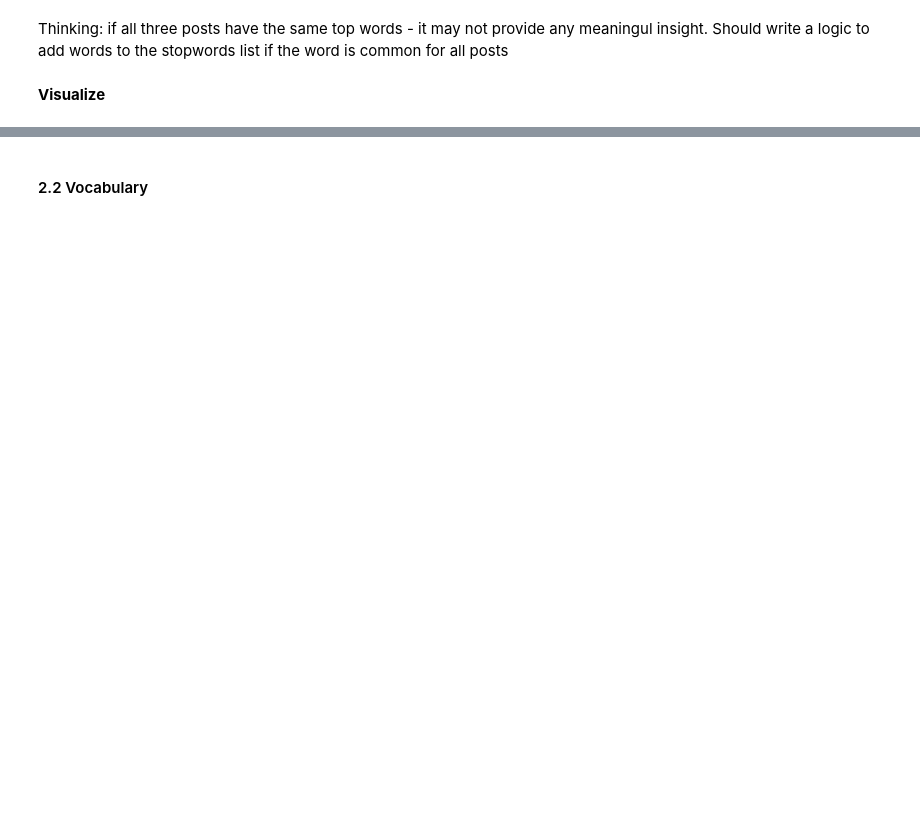
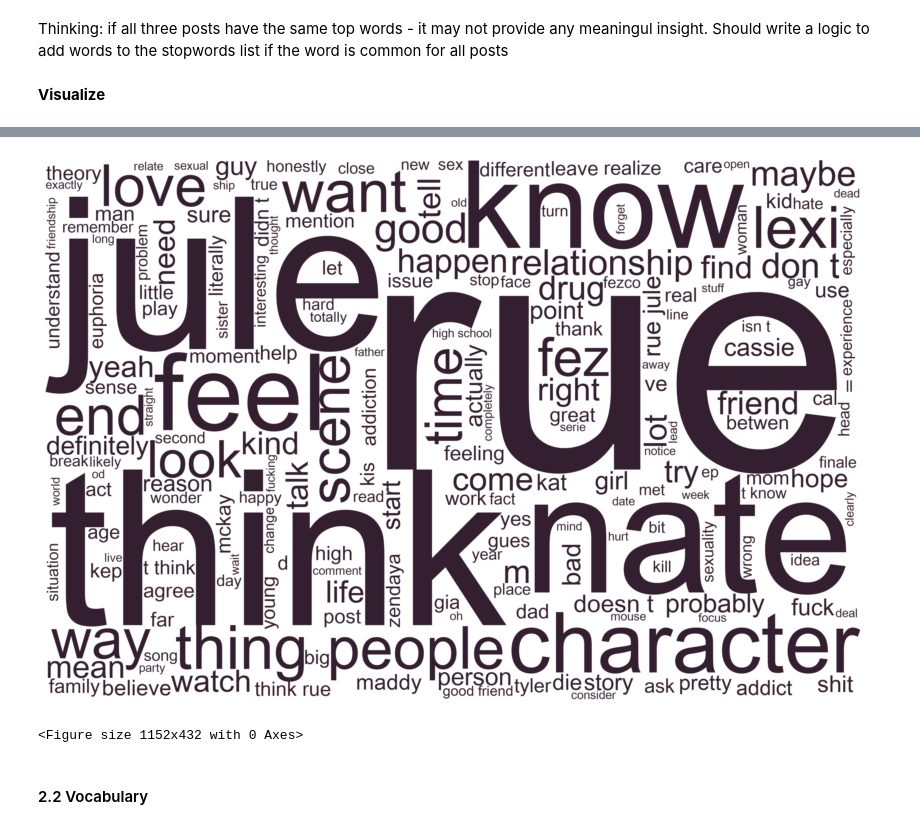
Before and after one commit to labouz/r-euphoria-tm, a Jupyter notebook: py/eda_s1.ipynb, the cells around one changed output, grey strips where cells are left out. Drawn from its saved outputs; the diff is of its cells as text; code cells hidden in the pictures; blank space fills up the shorter version.

```diff
--- a/py/eda_s1.ipynb
+++ b/py/eda_s1.ipynb
@@ -134,3 +134,26 @@ plt.show()
+# %%
+# prettier word cloud
+# change the value to black
+def black_color_func(word, font_size, position,orientation,random_state=None, **kwargs):
+    return("#341F30")
+# set the wordcloud background color to white
+# set max_words to 1000
+# set width and height to higher quality, 3000 x 2000
+wordcloud = WordCloud(font_path = '/Library/Fonts/Arial Unicode.ttf', background_color="white", width=3000, height=2000, max_words=200).generate(comment_words)
+# set the word color to black
+wordcloud.recolor(color_func = black_color_func)
+# set the figsize
+plt.figure(figsize=[15,10])
+# plot the wordcloud
+plt.imshow(wordcloud, interpolation="bilinear")
+# remove plot axes
+plt.axis("off")
+plt.show()
+# save the image
+plt.savefig('../img/print_wc_s1.png')
+# %% [output]
+[figure, added]
+<Figure size 1152x432 with 0 Axes>
 # %% [markdown]
 #### 2.2 Vocabulary
 # %%
```
Also changed, not shown: parts of 13 cells of this notebook, 16 other files.
